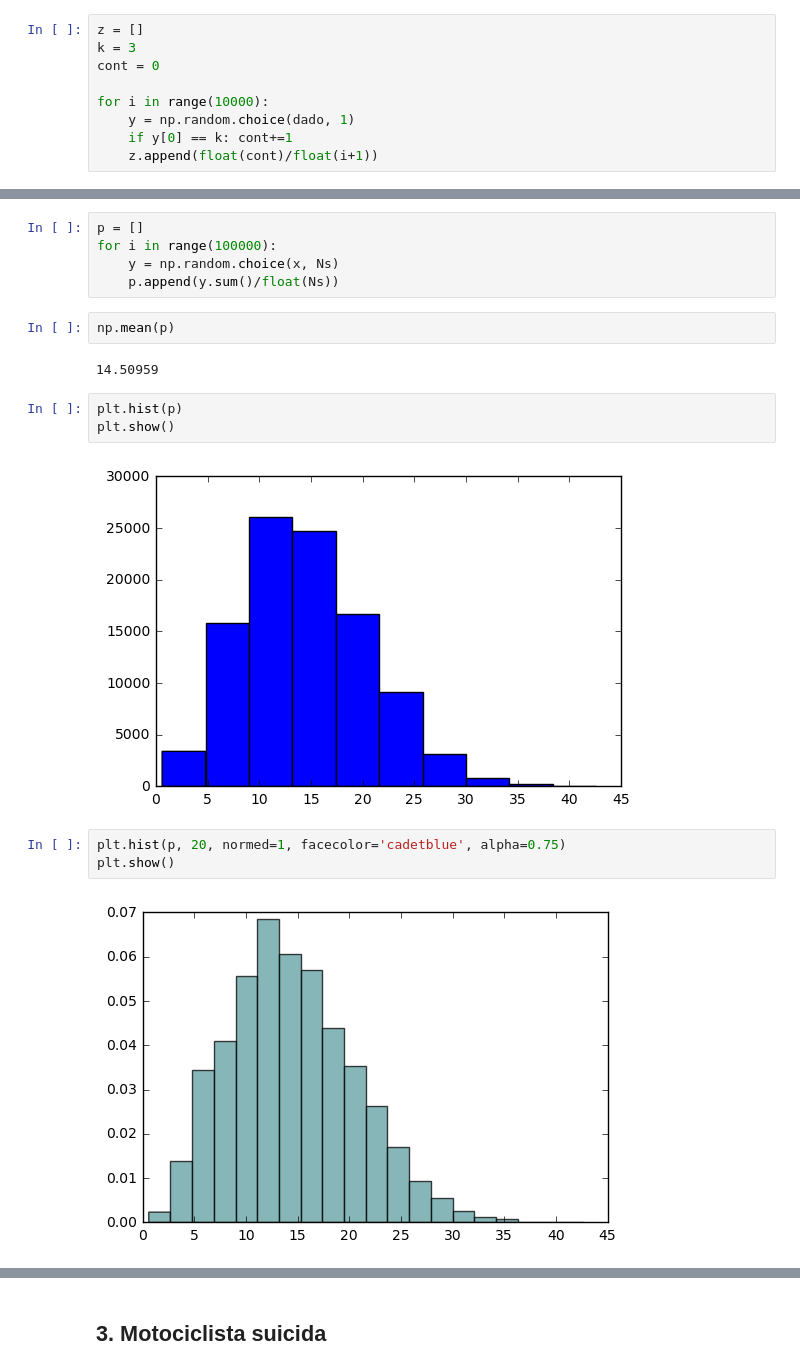
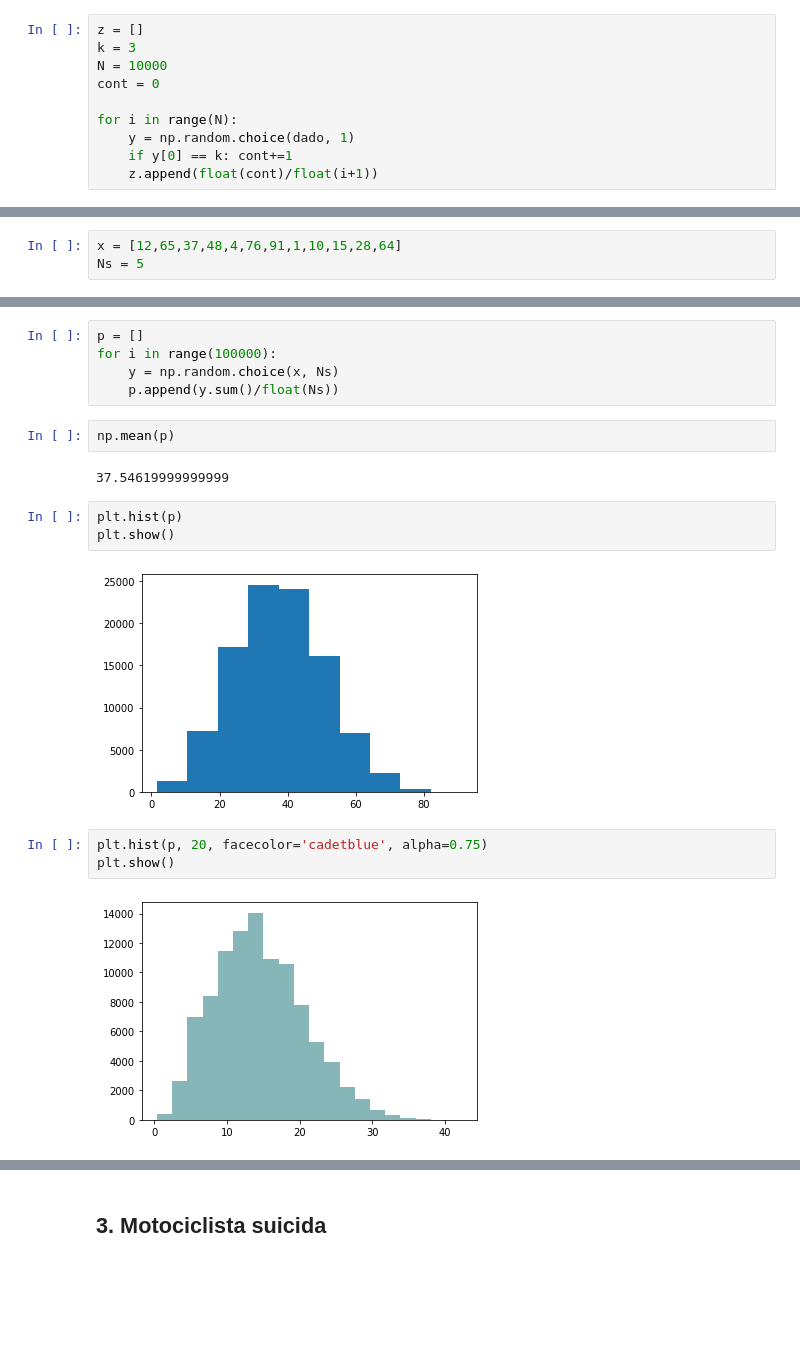
Before and after one commit to mlares/astrometria, a Jupyter notebook: C01_experiments.ipynb, the cells around one changed output, grey strips where cells are left out. Cells and saved outputs as stored; diff of their text form; blank space fills up the shorter version.

```diff
--- a/C01_experiments.ipynb
+++ b/C01_experiments.ipynb
@@ -47,9 +47,10 @@ contar la fraccion de veces que sale, por ejemplo, el 3:
 # %%
 z = []
 k = 3
+N = 10000
 cont = 0
 
-for i in range(10000):
+for i in range(N):
     y = np.random.choice(dado, 1)
     if y[0] == k: cont+=1
     z.append(float(cont)/float(i+1))
@@ -80,3 +80,6 @@ Ns = 5
+# %%
+x = [12,65,37,48,4,76,91,1,10,15,28,64]
+Ns = 5
 # %%
 import numpy as np
 y = np.random.choice(x, Ns)
@@ -91,15 +94,15 @@ for i in range(100000):
 # %%
 np.mean(p)
 # %% [output]
-14.50959
+37.54619999999999
 # %%
 plt.hist(p)
 plt.show()
 # %% [output]
-[figure, old version]
+[figure, new version]
 # %%
-plt.hist(p, 20, normed=1, facecolor='cadetblue', alpha=0.75)
+plt.hist(p, 20, facecolor='cadetblue', alpha=0.75)
 plt.show()
 # %% [output]
-[figure, old version]
+[figure, new version]
 # %%
```
Also changed, not shown: parts of 17 cells of this notebook, 5 other files.
